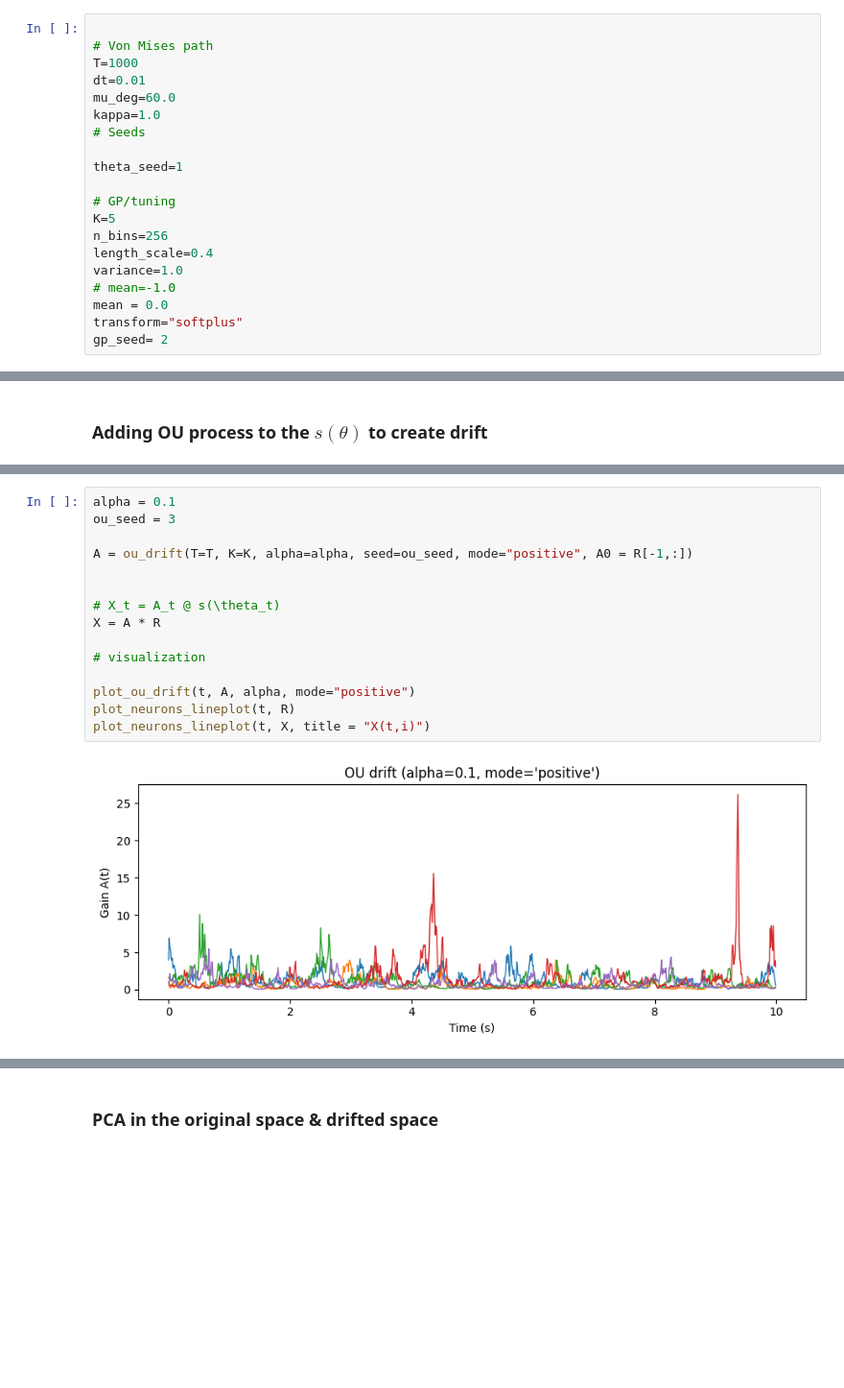
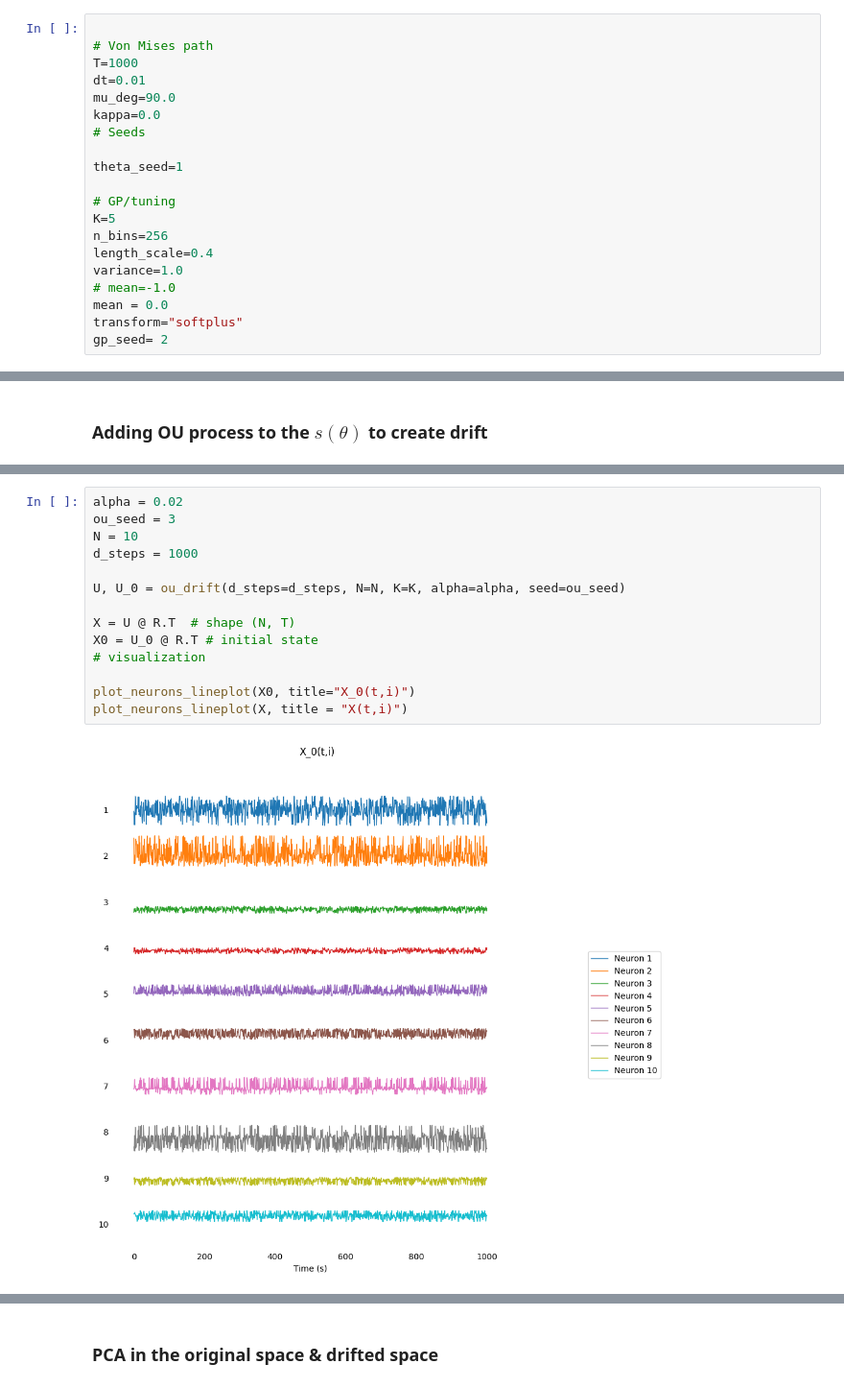
Before and after one commit to neuralalgorithms/representational-drift, a Jupyter notebook: OU_process.ipynb, the cells around one changed output, grey strips where cells are left out. Shown at 96% size. Cells and saved outputs as stored; diff of their text form; blank space fills up the shorter version.

```diff
--- a/OU_process.ipynb
+++ b/OU_process.ipynb
@@ -134,8 +136,8 @@ def plot_polar_hist(theta_t, bins=32):
 # Von Mises path
 T=1000
 dt=0.01
-mu_deg=60.0
-kappa=1.0
+mu_deg=90.0
+kappa=0.0
 # Seeds
 
 theta_seed=1
@@ -275,19 +251,18 @@ def plot_neurons_lineplot(t, R, ylabel="Neuron", title="R(t,i)"):
     plt.subplots_adjust(hspace=0.05, right=0.85)
     plt.show()
 # %%
-alpha = 0.1
+alpha = 0.02
 ou_seed = 3
+N = 10
+d_steps = 1000
 
-A = ou_drift(T=T, K=K, alpha=alpha, seed=ou_seed, mode="positive", A0 = R[-1,:])
+U, U_0 = ou_drift(d_steps=d_steps, N=N, K=K, alpha=alpha, seed=ou_seed)
 
-
-# X_t = A_t @ s(\theta_t)
-X = A * R
-
+X = U @ R.T  # shape (N, T)
+X0 = U_0 @ R.T # initial state
 # visualization
 
-plot_ou_drift(t, A, alpha, mode="positive")
-plot_neurons_lineplot(t, R)
-plot_neurons_lineplot(t, X, title = "X(t,i)")
+plot_neurons_lineplot(X0, title="X_0(t,i)")
+plot_neurons_lineplot(X, title = "X(t,i)")
 # %% [output]
-[figure, old version]
+[figure, new version]
```
Also changed, not shown: parts of 13 cells of this notebook.
